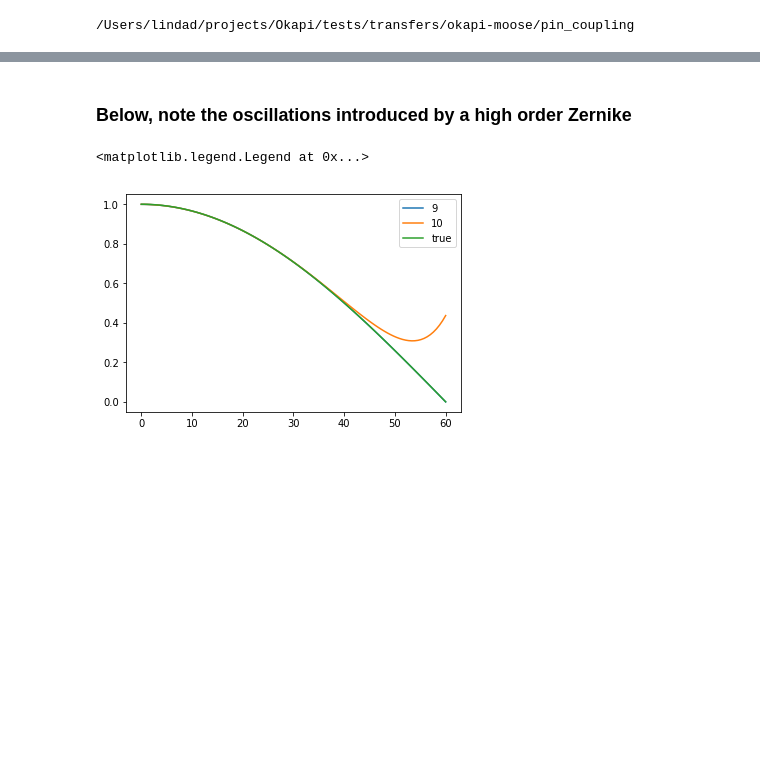
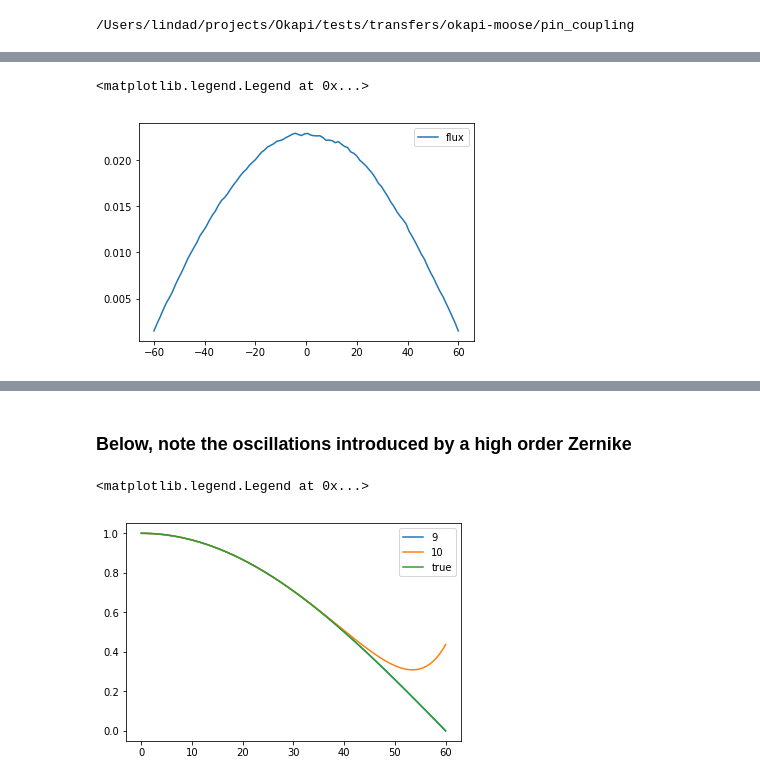
Before and after one commit to JIMMY-KSU/jupyter_notebooks, a Jupyter notebook: oscillatory-zernikes.ipynb, the cells around one changed output, grey strips where cells are left out. Saved outputs shown, nothing was run; the diff lists cells and outputs as text; code cells hidden in the pictures; blank space fills up the shorter version.

```diff
--- a/oscillatory-zernikes.ipynb
+++ b/oscillatory-zernikes.ipynb
@@ -32,0 +43,6 @@ for order in range(max_order + 1):
+# %%
+plt.plot(mesh_r, mesh_tallies[2].mean[50,:], label="flux")
+plt.legend()
+# %% [output]
+<matplotlib.legend.Legend at 0x...>
+[figure, added]
```
Also changed, not shown: parts of 36 cells of this notebook.
